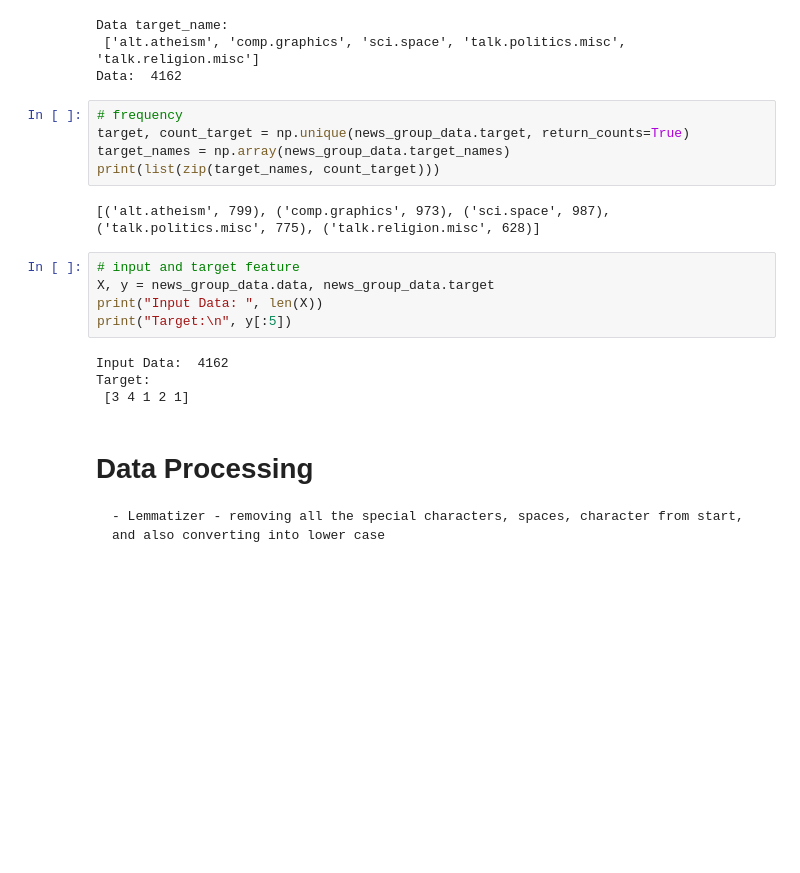
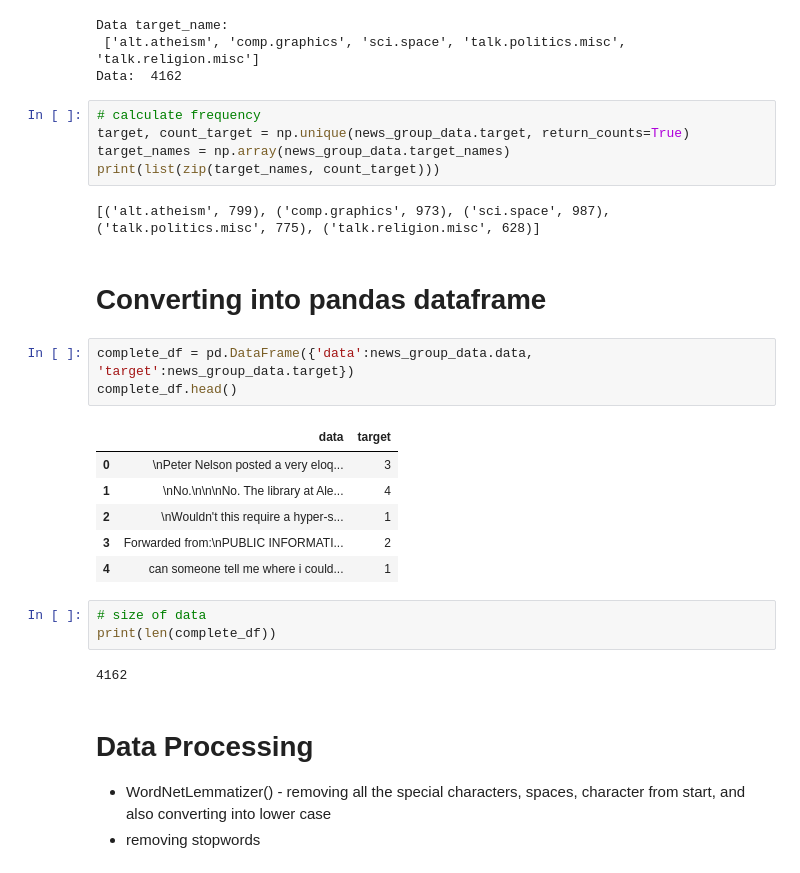
Before and after one commit to surenKanwal/NLP, a Jupyter notebook: TextClassification/20NewsGroup_classification.ipynb, the cells around one changed output. Cells and saved outputs as stored; diff of their text form; blank space fills up the shorter version.

```diff
--- a/TextClassification/20NewsGroup_classification.ipynb
+++ b/TextClassification/20NewsGroup_classification.ipynb
@@ -50,22 +57,31 @@ Data target_name:
  ['alt.atheism', 'comp.graphics', 'sci.space', 'talk.politics.misc', 'talk.religion.misc']
 Data:  4162
 # %%
-# frequency
+# calculate frequency
 target, count_target = np.unique(news_group_data.target, return_counts=True)
 target_names = np.array(news_group_data.target_names)
 print(list(zip(target_names, count_target)))
 # %% [output]
 [('alt.atheism', 799), ('comp.graphics', 973), ('sci.space', 987), ('talk.politics.misc', 775), ('talk.religion.misc', 628)]
-# %%
-# input and target feature
-X, y = news_group_data.data, news_group_data.target
-print("Input Data: ", len(X))
-print("Target:\n", y[:5])
-# %% [output]
-Input Data:  4162
-Target:
- [3 4 1 2 1]
+# %% [markdown]
+# Converting into pandas dataframe
+# %%
+complete_df = pd.DataFrame({'data':news_group_data.data, 'target':news_group_data.target})
+complete_df.head()
+# %% [output]
+|  | data | target |
+| 0 | \nPeter Nelson posted a very eloq... | 3 |
+| 1 | \nNo.\n\n\nNo. The library at Ale... | 4 |
+| 2 | \nWouldn't this require a hyper-s... | 1 |
+| 3 | Forwarded from:\nPUBLIC INFORMATI... | 2 |
+| 4 | can someone tell me where i could... | 1 |
+# %%
+# size of data
+print(len(complete_df))
+# %% [output]
+4162
 # %% [markdown]
 # Data Processing
-    - Lemmatizer - removing all the special characters, spaces, character from start, and also converting into lower case
+- WordNetLemmatizer() - removing all the special characters, spaces, character from start, and also converting into lower case
+- removing stopwords
 # %%
```
Also changed, not shown: parts of 21 cells of this notebook.
